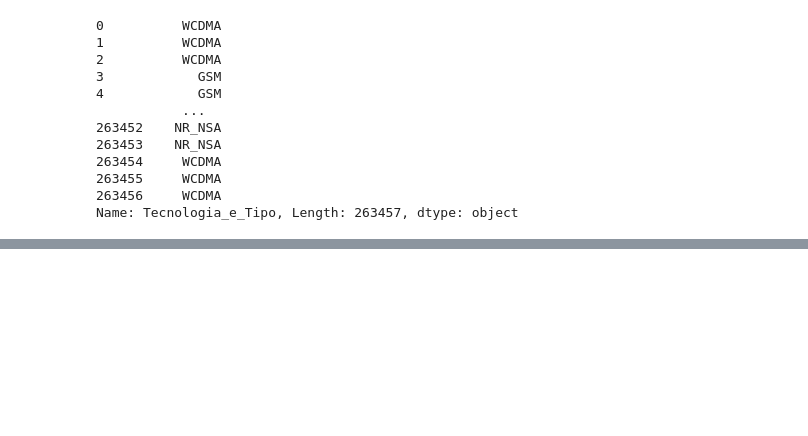
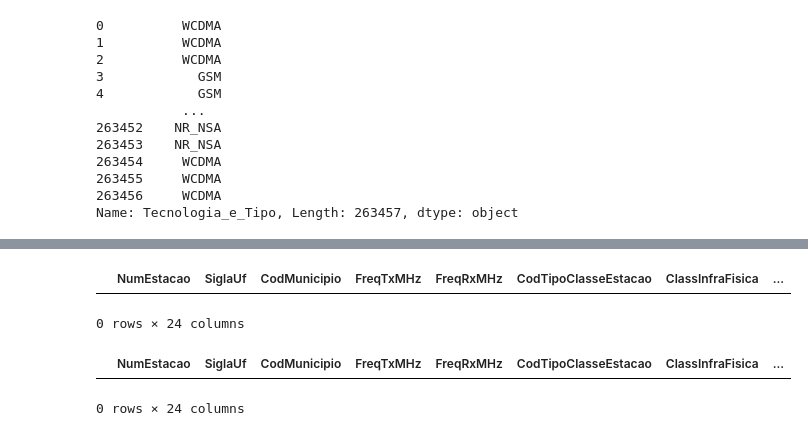
Before and after one commit to AlexFidalgo/TelecomSiteTypeClassifier, a Jupyter notebook: notebooks/explore_data.ipynb, the cells around one changed output, grey strips where cells are left out. Cells and saved outputs as stored; diff of their text form; code cells hidden in the pictures; blank space fills up the shorter version.

Commit message:
investigates missing values

```diff
--- a/notebooks/explore_data.ipynb
+++ b/notebooks/explore_data.ipynb
@@ -394,0 +380,3 @@ Name: Tecnologia_e_Tipo, Length: 263457, dtype: object
+# %%
+df = get_cleaned_df('AC')
+df.columns
@@ -394,0 +482,12 @@ Name: Tecnologia_e_Tipo, Length: 263457, dtype: object
+# %%
+df.groupby('FrenteCostaAntena', dropna=False).size().sort_values(ascending=False)
+df[df['FrenteCostaAntena'] == 'NaN']
+# %% [output]
+|  | NumEstacao | SiglaUf | CodMunicipio | FreqTxMHz | FreqRxMHz | CodTipoClasseEstacao | ClassInfraFisica | ... |
+0 rows × 24 columns
+# %%
+df.groupby('CodEquipamentoTransmissor', dropna=False).size().sort_values(ascending=False)
+df[df['CodEquipamentoTransmissor'] == 'NaN']
+# %% [output]
+|  | NumEstacao | SiglaUf | CodMunicipio | FreqTxMHz | FreqRxMHz | CodTipoClasseEstacao | ClassInfraFisica | ... |
+0 rows × 24 columns
```
Also changed, not shown: parts of 14 cells of this notebook.
